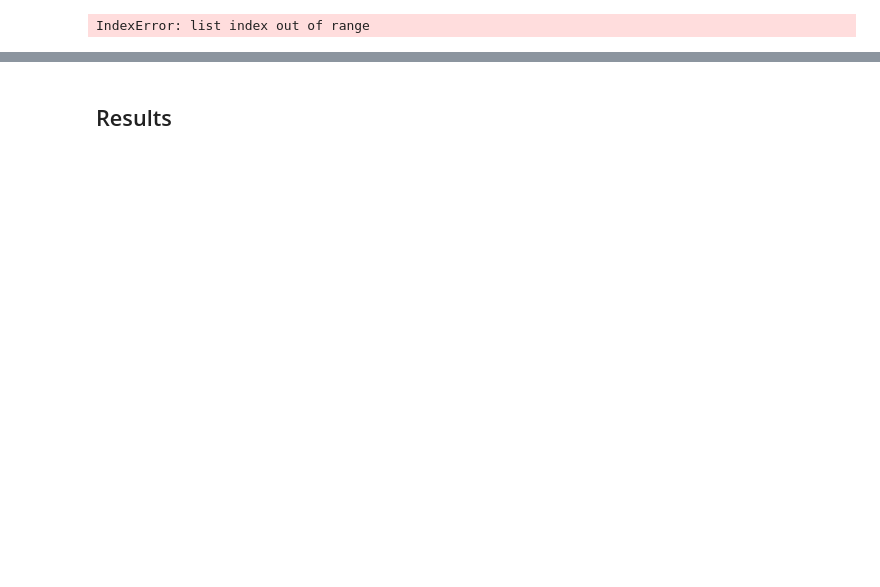
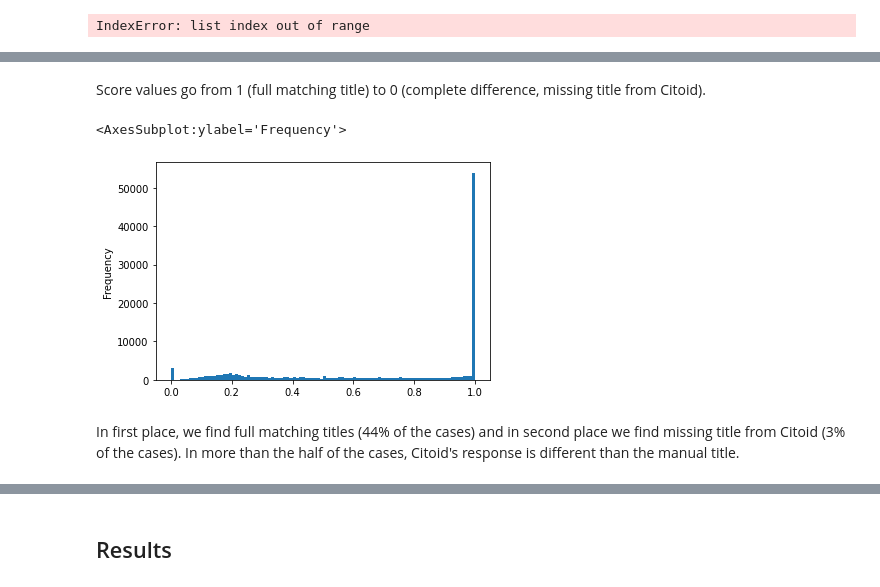
Before and after one commit to hdlabconicet/Web2Cit-research, a Jupyter notebook: understand-citoid-coverage.ipynb, the cells around one changed output, grey strips where cells are left out. Saved outputs shown, nothing was run; the diff lists cells and outputs as text; code cells hidden in the pictures; blank space fills up the shorter version.

```diff
--- a/understand-citoid-coverage.ipynb
+++ b/understand-citoid-coverage.ipynb
@@ -1030,0 +1089,15 @@ manual_citations[['title', 'title_clean', 'author_last', 'author_last_clean', 'a
+# %%
+def compare_strings(s1, s2):
+    '''Compares two strings. Ej. title'''
+    if not pd.isnull(s1) and not pd.isnull(s2):
+        denominador = max(len(s1), len(s2))
+        return 1 - edit_distance(s1, s2, transpositions=True)/denominador
+    else:
+        # NOTA: Aca decidimos que cuando uno de los strings falta
+        # la distancia es "máxima" o que no hay similitud
+        return 0
+
+
+comparison["comp_title"] = comparison.progress_apply(
+    lambda row: compare_strings(row["title_citoid"], row["title_clean"]), axis=1
+)
@@ -1030,0 +1117,7 @@ manual_citations[['title', 'title_clean', 'author_last', 'author_last_clean', 'a
+# %% [markdown]
+Score values go from 1 (full matching title) to 0 (complete difference, missing title from Citoid).
+# %%
+comparison.sort_values("comp_title")["comp_title"].plot.hist(bins=100)
+# %% [output]
+<AxesSubplot:ylabel='Frequency'>
+[figure, added]
@@ -1030,0 +1131,2 @@ manual_citations[['title', 'title_clean', 'author_last', 'author_last_clean', 'a
+# %% [markdown]
+In first place, we find full matching titles (44% of the cases) and in second place we find missing title from Citoid (3% of the cases). In more than the half of the cases, Citoid's response is different than the manual title.
```
Also changed, not shown: parts of 28 cells of this notebook, 1 other file.
